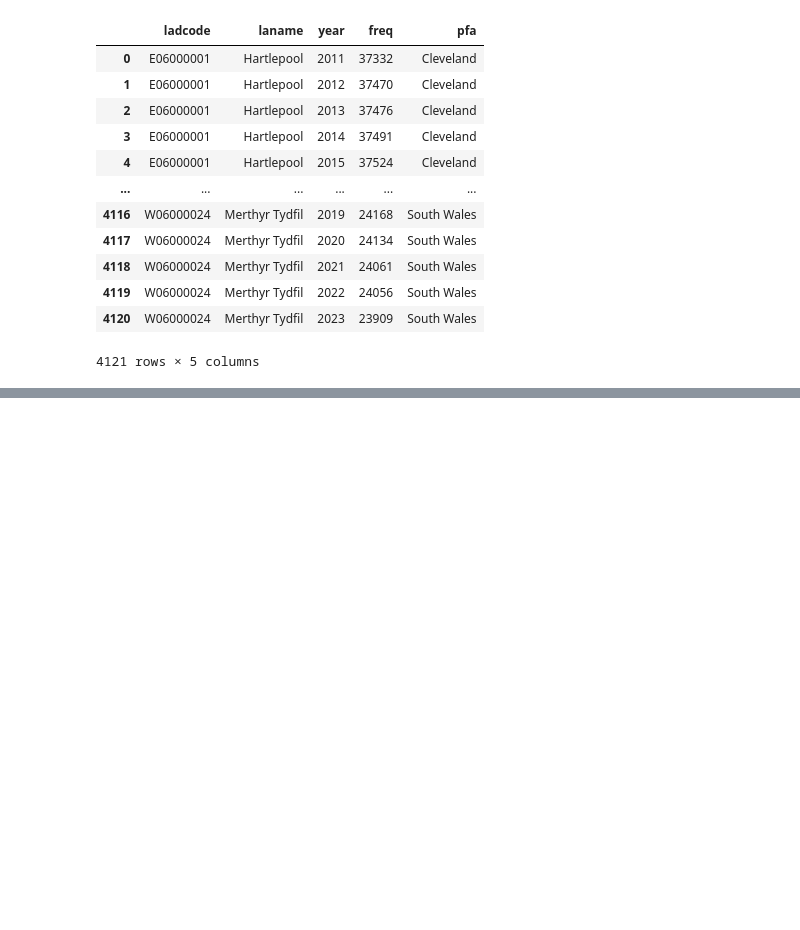
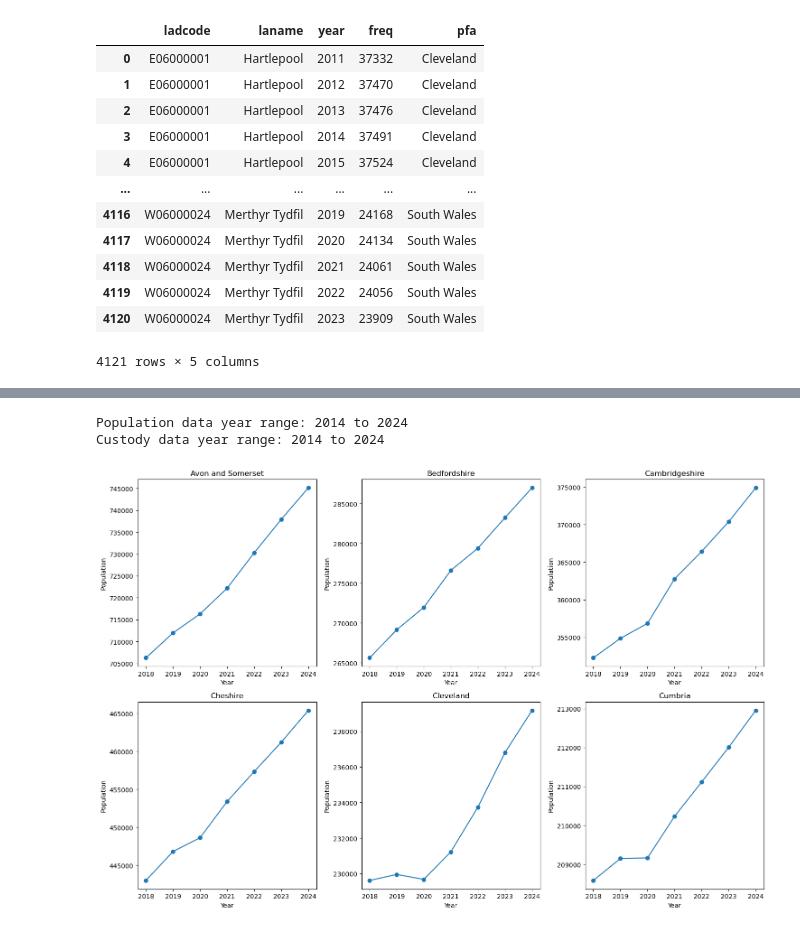
Before and after one commit to Prison-Reform-Trust/womens-imprisonment-PFA, a Jupyter notebook: notebooks/processing_data/1.7-ah-combine-custody-pfa-population.ipynb, the cells around one changed output, grey strips where cells are left out. Cells and saved outputs as stored; diff of their text form; code cells hidden in the pictures; blank space fills up the shorter version.

```diff
--- a/notebooks/processing_data/1.7-ah-combine-custody-pfa-population.ipynb
+++ b/notebooks/processing_data/1.7-ah-combine-custody-pfa-population.ipynb
@@ -87,0 +251,17 @@ population_data
+# %%
+# Compare the projections
+comparison = linear_proj.merge(cagr_proj, on='pfa', suffixes=('_linear', '_cagr'))
+comparison = comparison.merge(ma_proj, on='pfa')
+comparison = comparison.rename(columns={'freq': 'freq_ma'})
+
+# Calculate differences between methods
+comparison['linear_vs_cagr'] = abs(comparison['freq_linear'] - comparison['freq_cagr']) / comparison['freq_linear'] * 100
+comparison['linear_vs_ma'] = abs(comparison['freq_linear'] - comparison['freq_ma']) / comparison['freq_linear'] * 100
+
+print("Comparison of projection methods:")
+print(f"Average difference Linear vs CAGR: {comparison['linear_vs_cagr'].mean():.2f}%")
+print(f"Average difference Linear vs Moving Avg: {comparison['linear_vs_ma'].mean():.2f}%")
+
+# Show some examples
+print("\nSample projections for first 5 PFAs:")
+display(comparison[['pfa', 'freq_linear', 'freq_cagr', 'freq_ma', 'linear_vs_cagr', 'linear_vs_ma']].head())
@@ -87,0 +402,25 @@ population_data
+# %%
+# Check the year range in our extended population data
+print("Population data year range:", extended_population_data['year'].min(), "to", extended_population_data['year'].max())
+print("Custody data year range:", custody_data['year'].min(), "to", custody_data['year'].max())
+
+# Examining against the same sample PFAs
+sample_pfas = extended_population_data['pfa'].unique()[:6]
+recent_data = extended_population_data[extended_population_data['year'] >= 2018].copy()
+
+fig, axes = plt.subplots(2, 3, figsize=(15, 10))
+axes = axes.flatten()
+
+for i, pfa in enumerate(sample_pfas):
+    pfa_data = recent_data[recent_data['pfa'] == pfa].groupby('year')['freq'].sum().reset_index()
+    axes[i].plot(pfa_data['year'], pfa_data['freq'], marker='o')
+    axes[i].set_title(f'{pfa}')
+    axes[i].set_xlabel('Year')
+    axes[i].set_ylabel('Population')
+
+plt.tight_layout()
+plt.show()
+# %% [output]
+Population data year range: 2014 to 2024
+Custody data year range: 2014 to 2024
+[figure, added]
```
Also changed, not shown: parts of 8 cells of this notebook.
